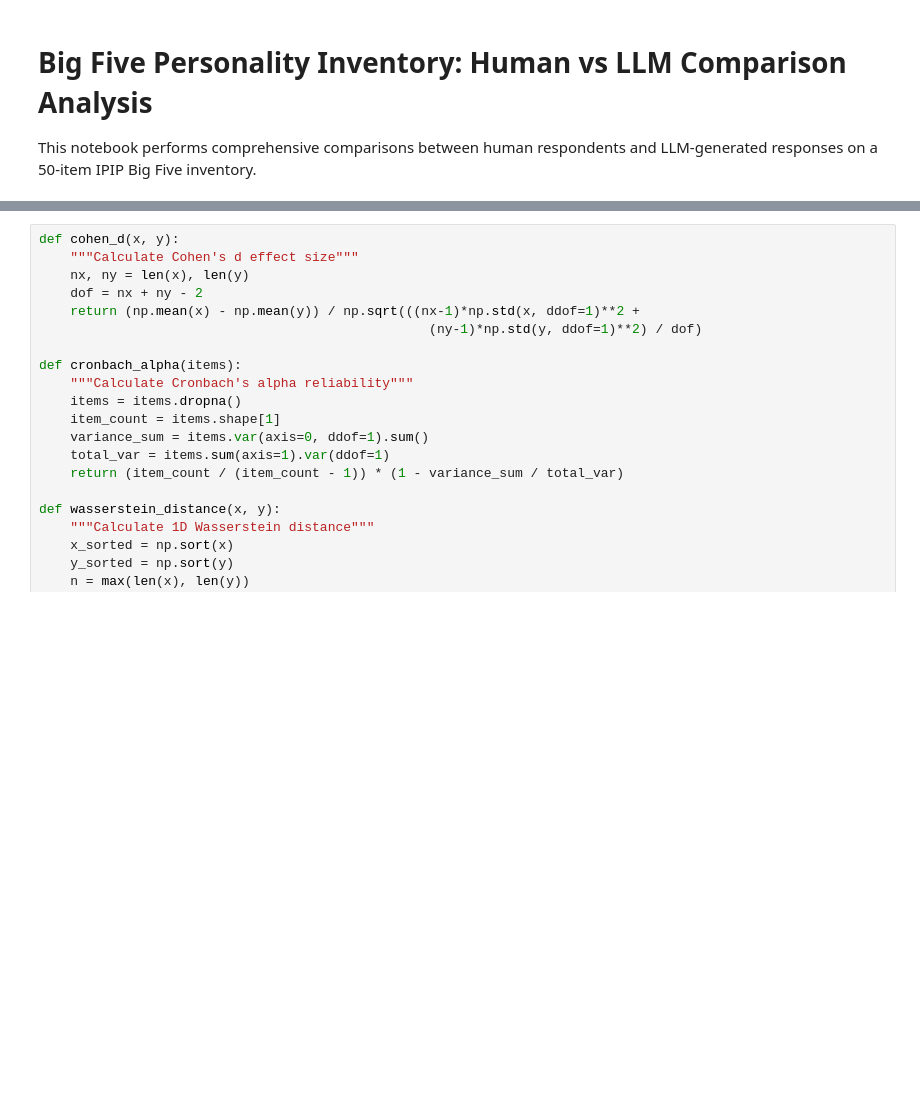
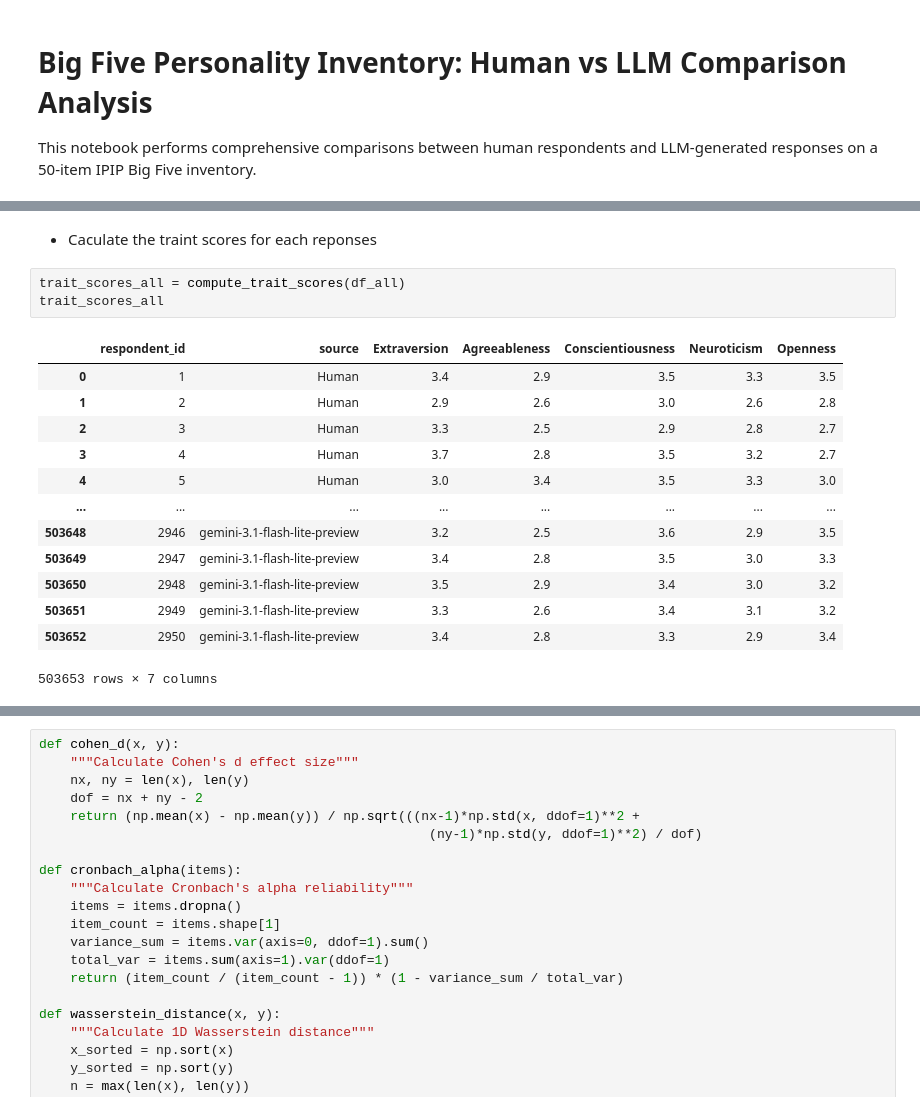
Before and after one commit to arshchowdhry1998/Human-and-LLM-distribution-, a Jupyter notebook: big_five_comparison_analysis.ipynb, the cells around one changed output, grey strips where cells are left out. Drawn from its saved outputs; the diff is of its cells as text; blank space fills up the shorter version.

```diff
--- a/big_five_comparison_analysis.ipynb
+++ b/big_five_comparison_analysis.ipynb
@@ -38 +156,20 @@ REVERSE_ITEMS = [2, 4, 6, 8, 10, 12, 14, 16, 18, 20, 22, 24, 26, 28, 30, 32, 34,
+# %% [markdown]
+- Caculate the traint scores for each reponses
+# %%
+trait_scores_all = compute_trait_scores(df_all)
+trait_scores_all
+# %% [output]
+|  | respondent_id | source | Extraversion | Agreeableness | Conscientiousness | Neuroticism | Openness |
+| 0 | 1 | Human | 3.4 | 2.9 | 3.5 | 3.3 | 3.5 |
+| 1 | 2 | Human | 2.9 | 2.6 | 3.0 | 2.6 | 2.8 |
+| 2 | 3 | Human | 3.3 | 2.5 | 2.9 | 2.8 | 2.7 |
+| 3 | 4 | Human | 3.7 | 2.8 | 3.5 | 3.2 | 2.7 |
+| 4 | 5 | Human | 3.0 | 3.4 | 3.5 | 3.3 | 3.0 |
+| ... | ... | ... | ... | ... | ... | ... | ... |
+| 503648 | 2946 | gemini-3.1-flash-lite-preview | 3.2 | 2.5 | 3.6 | 2.9 | 3.5 |
+| 503649 | 2947 | gemini-3.1-flash-lite-preview | 3.4 | 2.8 | 3.5 | 3.0 | 3.3 |
+| 503650 | 2948 | gemini-3.1-flash-lite-preview | 3.5 | 2.9 | 3.4 | 3.0 | 3.2 |
+| 503651 | 2949 | gemini-3.1-flash-lite-preview | 3.3 | 2.6 | 3.4 | 3.1 | 3.2 |
+| 503652 | 2950 | gemini-3.1-flash-lite-preview | 3.4 | 2.8 | 3.3 | 2.9 | 3.4 |
+503653 rows × 7 columns
 # %% [markdown]
```
Also changed, not shown: parts of 22 cells of this notebook, 2 other files.
